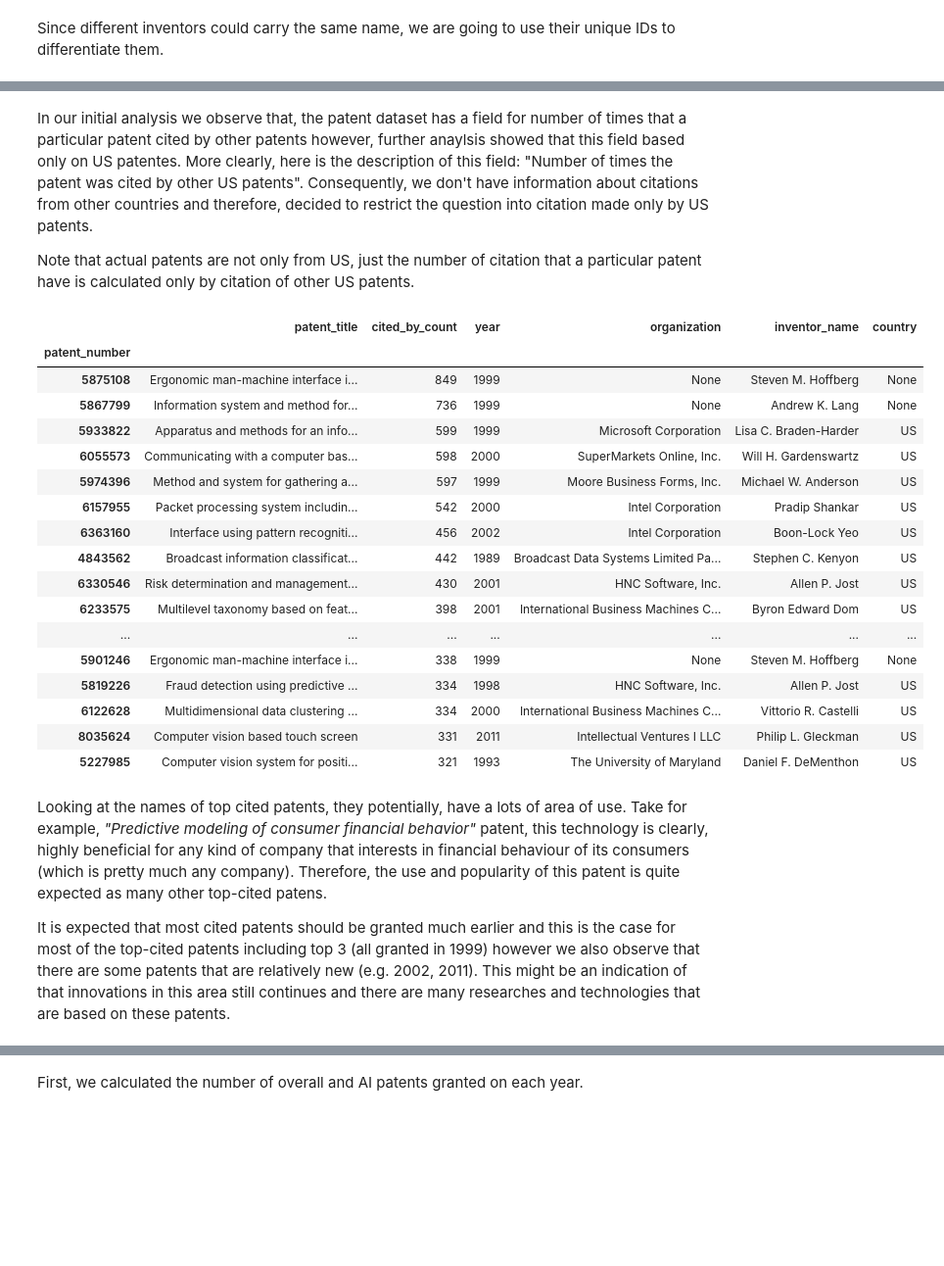
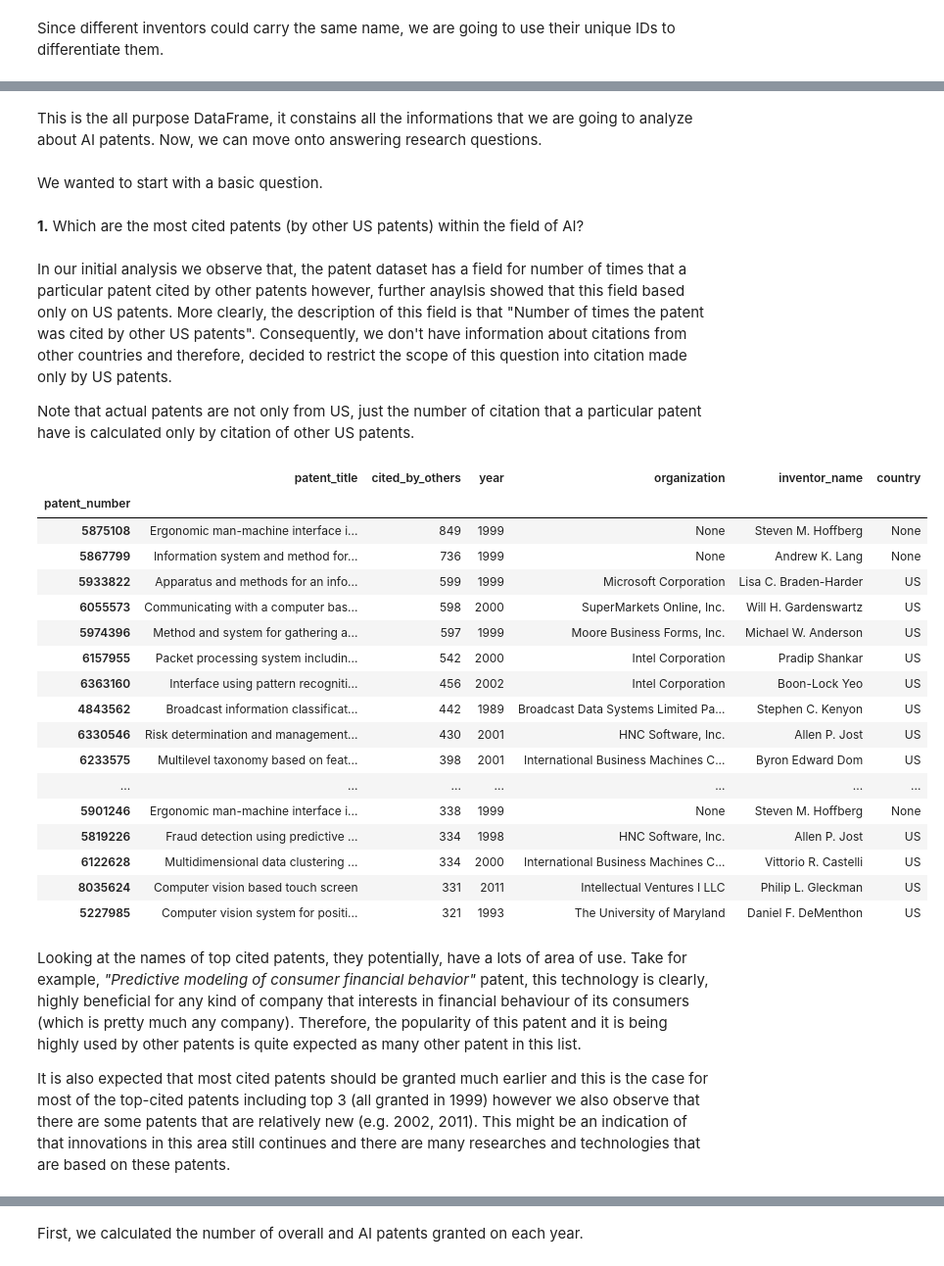
Before and after one commit to oabouzaid/Applied-Data-Analysis, a Jupyter notebook: project/sk.ipynb, the cells around one changed output, grey strips where cells are left out. Shown at 98% size. Cells and saved outputs as stored; diff of their text form; code cells hidden in the pictures; blank space fills up the shorter version.

```diff
--- a/project/sk.ipynb
+++ b/project/sk.ipynb
@@ -116,7 +120,7 @@ for row in all_ai_patents["inventors"]:
     inventor_name = str(row[0]["inventor_first_name"]) + " " + str(row[0]["inventor_last_name"])
     inventor_id_name[inventor_id] = inventor_name
 # %%
-all_ai_patents = all_ai_patents.rename(columns={'patent_num_cited_by_us_patents': 'cited_by_count',})
+all_ai_patents = all_ai_patents.rename(columns={'patent_num_cited_by_us_patents': 'cited_by_others',})
 
 all_ai_patents["country"] = all_ai_patents["assignees"].apply(lambda row: row[0]["assignee_country"])
 all_ai_patents["organization"] = all_ai_patents["assignees"].apply(lambda row: row[0]["assignee_organization"])
@@ -125,7 +129,7 @@ all_ai_patents["inventor_name"] = all_ai_patents["inventor_id"].apply(lambda row
 all_ai_patents["year"] = all_ai_patents["patent_date"].apply(lambda row: int(row.split("-")[0]))
 all_ai_patents["month"] = all_ai_patents["patent_date"].apply(lambda row: int(row.split("-")[1]))
 
-all_ai_patents["cited_by_count"] = all_ai_patents["cited_by_count"].astype("int64")
+all_ai_patents["cited_by_others"] = all_ai_patents["cited_by_others"].astype("int64")
 
 all_ai_patents.index = all_ai_patents.patent_number
 all_ai_patents = all_ai_patents.drop(columns=['assignees', 'inventors', 'patent_date', 'patent_number'])
@@ -139,20 +143,25 @@ all_ai_patents.head(5)
 | 3938089 | Double read system for character ... | 15 | US | Burroughs Corporation | 3938089-1 | Arvin D. McGregor | 1976 | ... |
 | 3942153 | Document transport and scanning s... | 3 | US | Recognition Equipment Incorporated | 3942153-1 | Jack E. Balko | 1976 | ... |
 | 3942169 | Pattern recognition system | 10 | None | None | 3942169-1 | Yoshiji Fujimoto | 1976 | ... |
+# %% [markdown]
+This is the all purpose DataFrame, it constains all the informations that we are going to analyze about AI patents. Now, we can move onto answering research questions.
+# %% [markdown]
+We wanted to start with a basic question.
+# %% [markdown]
+**1.** Which are the most cited patents (by other US patents) within the field of AI?
 # %% [markdown]
-In our initial analysis we observe that, the patent dataset has a field for number of times that a particular patent cited by other patents however, further anaylsis showed that this field based only on US patentes. More clearly, here is the description of this field: "Number of times the patent was cited by other US patents". Consequently, we don't have information about citations from other countries and therefore, decided to restrict the question into citation made only by US patents.
+In our initial analysis we observe that, the patent dataset has a field for number of times that a particular patent cited by other patents however, further anaylsis showed that this field based only on US patents. More clearly, the description of this field is that "Number of times the patent was cited by other US patents". Consequently, we don't have information about citations from other countries and therefore, decided to restrict the scope of this question into citation made only by US patents.
 
 Note that actual patents are not only from US, just the number of citation that a particular patent have is calculated only by citation of other US patents.
 # %%
-top_patents = all_ai_patents.sort_values(by='cited_by_count', ascending=False)
-top_patents = top_patents[["patent_title","cited_by_count", "year", "organization",\
+top_patents = all_ai_patents.sort_values(by='cited_by_others', ascending=False)
+top_patents = top_patents[["patent_title","cited_by_others", "year", "organization",\
                            "inventor_name", "country"]]
-
 
 with pd.option_context('display.max_colwidth', -1):
     display(top_patents.head(20))
 # %% [output]
-|  | patent_title | cited_by_count | year | organization | inventor_name | country |
+|  | patent_title | cited_by_others | year | organization | inventor_name | country |
 | patent_number |  |  |  |  |  |  |
 | 5875108 | Ergonomic man-machine interface i... | 849 | 1999 | None | Steven M. Hoffberg | None |
 | 5867799 | Information system and method for... | 736 | 1999 | None | Andrew K. Lang | None |
@@ -171,7 +180,7 @@ with pd.option_context('display.max_colwidth', -1):
 | 8035624 | Computer vision based touch screen | 331 | 2011 | Intellectual Ventures I LLC | Philip L. Gleckman | US |
 | 5227985 | Computer vision system for positi... | 321 | 1993 | The University of Maryland | Daniel F. DeMenthon | US |
 # %% [markdown]
-Looking at the names of top cited patents, they potentially, have a lots of area of use. Take for example, *"Predictive modeling of consumer financial behavior"* patent, this technology is clearly, highly beneficial for any kind of company that interests in financial behaviour of its consumers (which is pretty much any company). Therefore, the use and popularity of this patent is quite expected as many other top-cited patens.
+Looking at the names of top cited patents, they potentially, have a lots of area of use. Take for example, *"Predictive modeling of consumer financial behavior"* patent, this technology is clearly, highly beneficial for any kind of company that interests in financial behaviour of its consumers (which is pretty much any company). Therefore, the popularity of this patent and it is being highly used by other patents is quite expected as many other patent in this list.
 
-It is expected that most cited patents should be granted much earlier and this is the case for most of the top-cited patents including top 3 (all granted in 1999) however we also observe that there are some patents that are relatively new (e.g. 2002, 2011). This might be an indication of that innovations in this area still continues and there are many researches and technologies that are based on these patents.
+It is also expected that most cited patents should be granted much earlier and this is the case for most of the top-cited patents including top 3 (all granted in 1999) however we also observe that there are some patents that are relatively new (e.g. 2002, 2011). This might be an indication of that innovations in this area still continues and there are many researches and technologies that are based on these patents.
 # %% [markdown]
```
Also changed, not shown: parts of 78 cells of this notebook, 9 other files.
